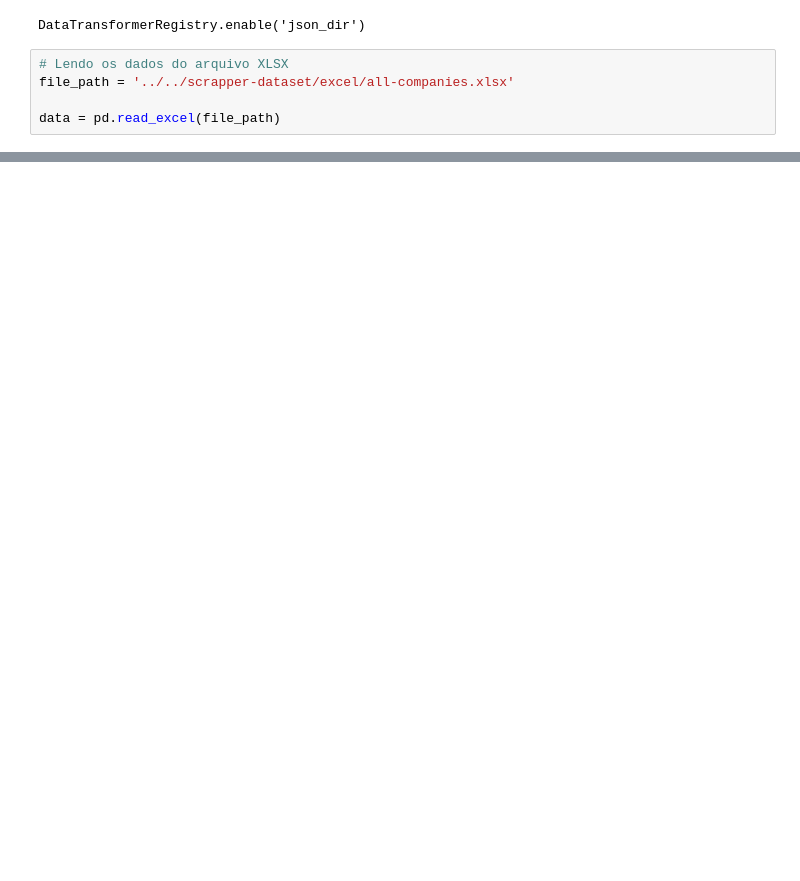
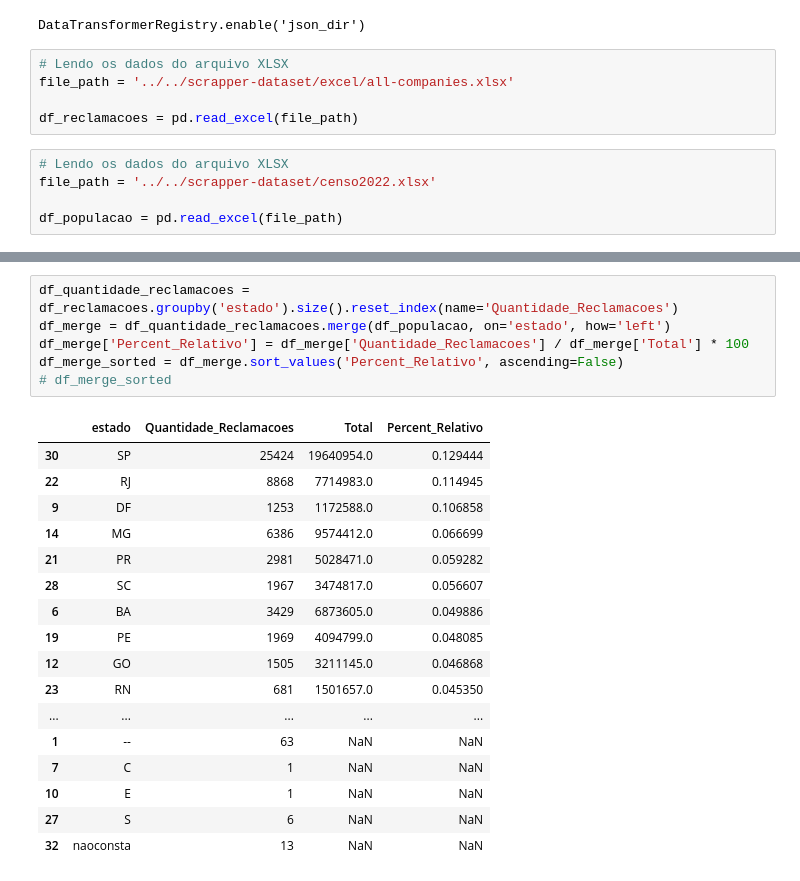
Before and after one commit to ThiagoUff/ReclameAqui.Scrapper, a Jupyter notebook: Visualizations/news/comparativo-estados.ipynb, the cells around one changed output, grey strips where cells are left out. Cells and saved outputs as stored; diff of their text form; blank space fills up the shorter version.

Commit message:
melhoras no scrapper e ajustes nas visualizações

```diff
--- a/Visualizations/news/comparativo-estados.ipynb
+++ b/Visualizations/news/comparativo-estados.ipynb
@@ -23,5 +23,10 @@ DataTransformerRegistry.enable('json_dir')
 # Lendo os dados do arquivo XLSX
 file_path = '../../scrapper-dataset/excel/all-companies.xlsx'
 
-data = pd.read_excel(file_path)
+df_reclamacoes = pd.read_excel(file_path)
+# %%
+# Lendo os dados do arquivo XLSX
+file_path = '../../scrapper-dataset/censo2022.xlsx'
+
+df_populacao = pd.read_excel(file_path)
 # %%
@@ -44,0 +41,24 @@ chart
+# %%
+df_quantidade_reclamacoes = df_reclamacoes.groupby('estado').size().reset_index(name='Quantidade_Reclamacoes')
+df_merge = df_quantidade_reclamacoes.merge(df_populacao, on='estado', how='left')
+df_merge['Percent_Relativo'] = df_merge['Quantidade_Reclamacoes'] / df_merge['Total'] * 100
+df_merge_sorted = df_merge.sort_values('Percent_Relativo', ascending=False)
+# df_merge_sorted
+# %% [output]
+|  | estado | Quantidade_Reclamacoes | Total | Percent_Relativo |
+| 30 | SP | 25424 | 19640954.0 | 0.129444 |
+| 22 | RJ | 8868 | 7714983.0 | 0.114945 |
+| 9 | DF | 1253 | 1172588.0 | 0.106858 |
+| 14 | MG | 6386 | 9574412.0 | 0.066699 |
+| 21 | PR | 2981 | 5028471.0 | 0.059282 |
+| 28 | SC | 1967 | 3474817.0 | 0.056607 |
+| 6 | BA | 3429 | 6873605.0 | 0.049886 |
+| 19 | PE | 1969 | 4094799.0 | 0.048085 |
+| 12 | GO | 1505 | 3211145.0 | 0.046868 |
+| 23 | RN | 681 | 1501657.0 | 0.045350 |
+| ... | ... | ... | ... | ... |
+| 1 | -- | 63 | NaN | NaN |
+| 7 | C | 1 | NaN | NaN |
+| 10 | E | 1 | NaN | NaN |
+| 27 | S | 6 | NaN | NaN |
+| 32 | naoconsta | 13 | NaN | NaN |
```
Also changed, not shown: parts of 4 cells of this notebook, 9 other files.
